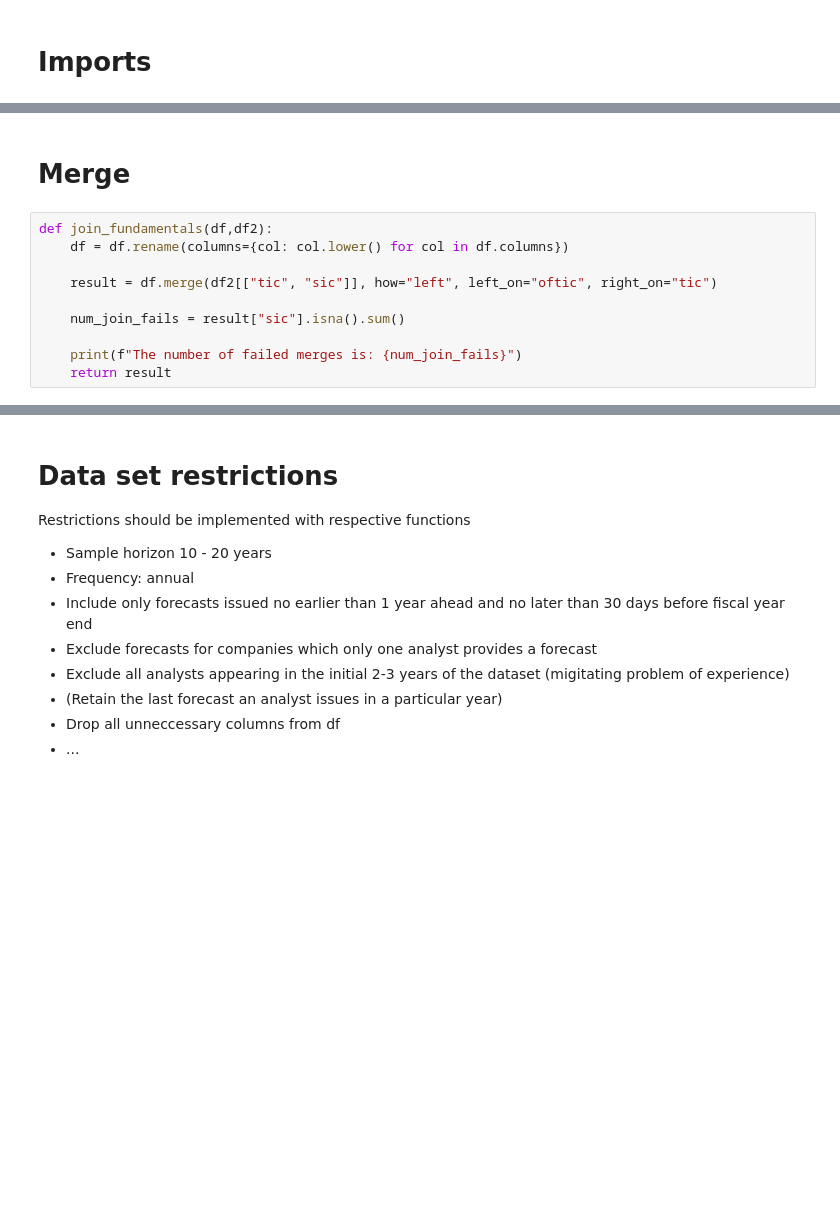
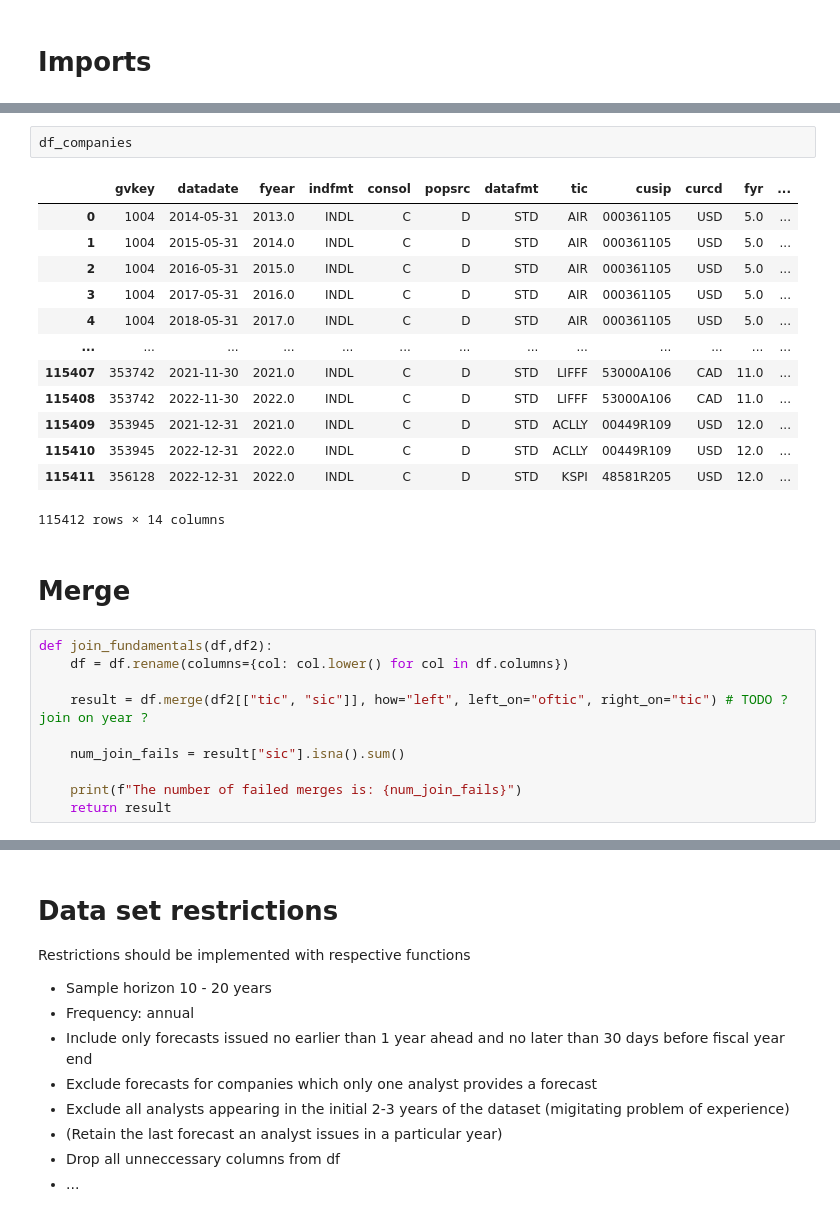
Before and after one commit to moshchev/gsfm_SS24, a Jupyter notebook: notebooks/dv-feature-generation.ipynb, the cells around one changed output, grey strips where cells are left out. Cells and saved outputs as stored; diff of their text form; blank space fills up the shorter version.

```diff
--- a/notebooks/dv-feature-generation.ipynb
+++ b/notebooks/dv-feature-generation.ipynb
@@ -13,10 +29,26 @@ df2 = pd.read_csv(file_path_company)
+# %%
+df_companies
+# %% [output]
+|  | gvkey | datadate | fyear | indfmt | consol | popsrc | datafmt | tic | cusip | curcd | fyr | ... |
+| 0 | 1004 | 2014-05-31 | 2013.0 | INDL | C | D | STD | AIR | 000361105 | USD | 5.0 | ... |
+| 1 | 1004 | 2015-05-31 | 2014.0 | INDL | C | D | STD | AIR | 000361105 | USD | 5.0 | ... |
+| 2 | 1004 | 2016-05-31 | 2015.0 | INDL | C | D | STD | AIR | 000361105 | USD | 5.0 | ... |
+| 3 | 1004 | 2017-05-31 | 2016.0 | INDL | C | D | STD | AIR | 000361105 | USD | 5.0 | ... |
+| 4 | 1004 | 2018-05-31 | 2017.0 | INDL | C | D | STD | AIR | 000361105 | USD | 5.0 | ... |
+| ... | ... | ... | ... | ... | ... | ... | ... | ... | ... | ... | ... | ... |
+| 115407 | 353742 | 2021-11-30 | 2021.0 | INDL | C | D | STD | LIFFF | 53000A106 | CAD | 11.0 | ... |
+| 115408 | 353742 | 2022-11-30 | 2022.0 | INDL | C | D | STD | LIFFF | 53000A106 | CAD | 11.0 | ... |
+| 115409 | 353945 | 2021-12-31 | 2021.0 | INDL | C | D | STD | ACLLY | 00449R109 | USD | 12.0 | ... |
+| 115410 | 353945 | 2022-12-31 | 2022.0 | INDL | C | D | STD | ACLLY | 00449R109 | USD | 12.0 | ... |
+| 115411 | 356128 | 2022-12-31 | 2022.0 | INDL | C | D | STD | KSPI | 48581R205 | USD | 12.0 | ... |
+115412 rows × 14 columns
 # %% [markdown]
 # Merge
 # %%
 def join_fundamentals(df,df2):
     df = df.rename(columns={col: col.lower() for col in df.columns})
 
-    result = df.merge(df2[["tic", "sic"]], how="left", left_on="oftic", right_on="tic")
+    result = df.merge(df2[["tic", "sic"]], how="left", left_on="oftic", right_on="tic") # TODO ? join on year ?
 
     num_join_fails = result["sic"].isna().sum()
 
```
Also changed, not shown: parts of 11 cells of this notebook.
